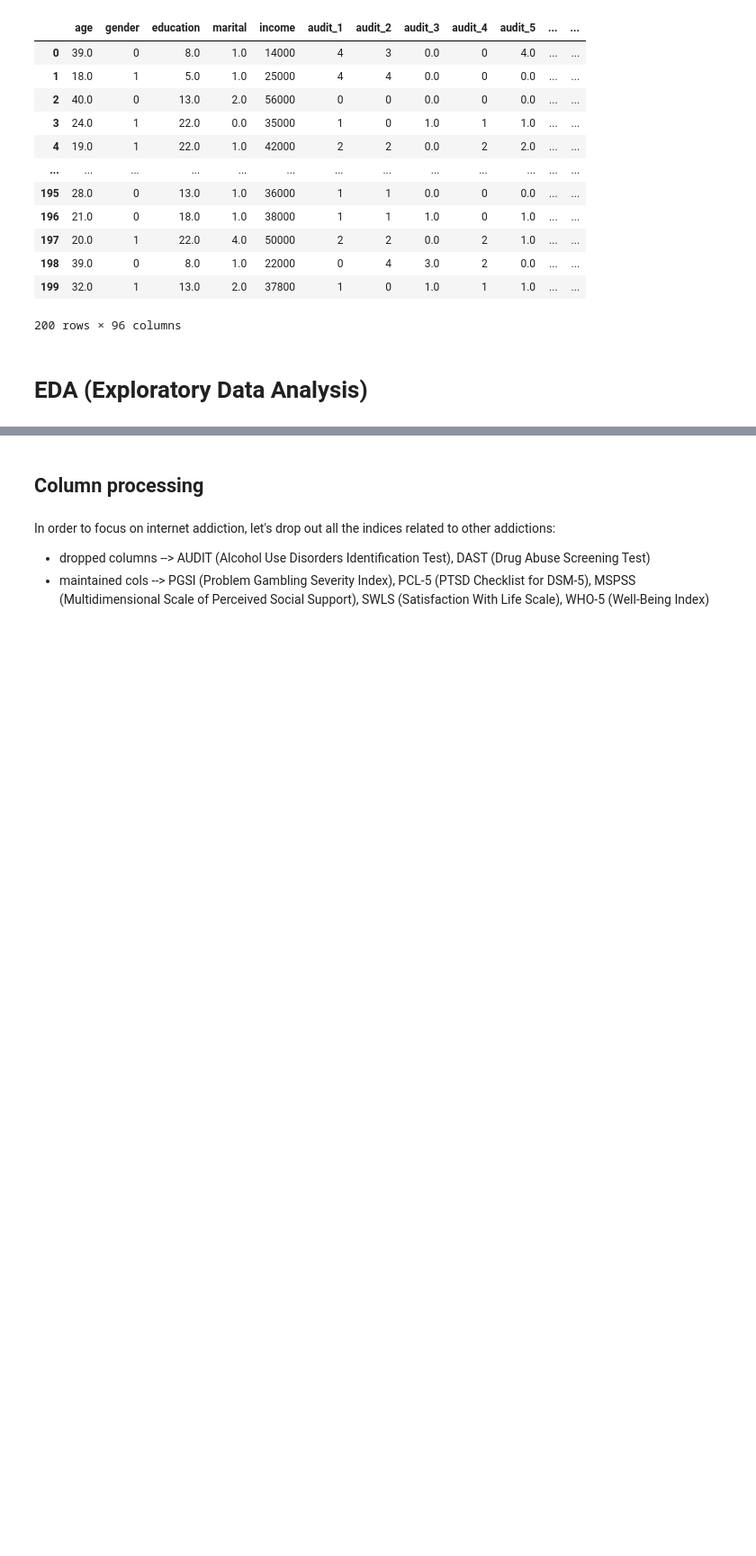
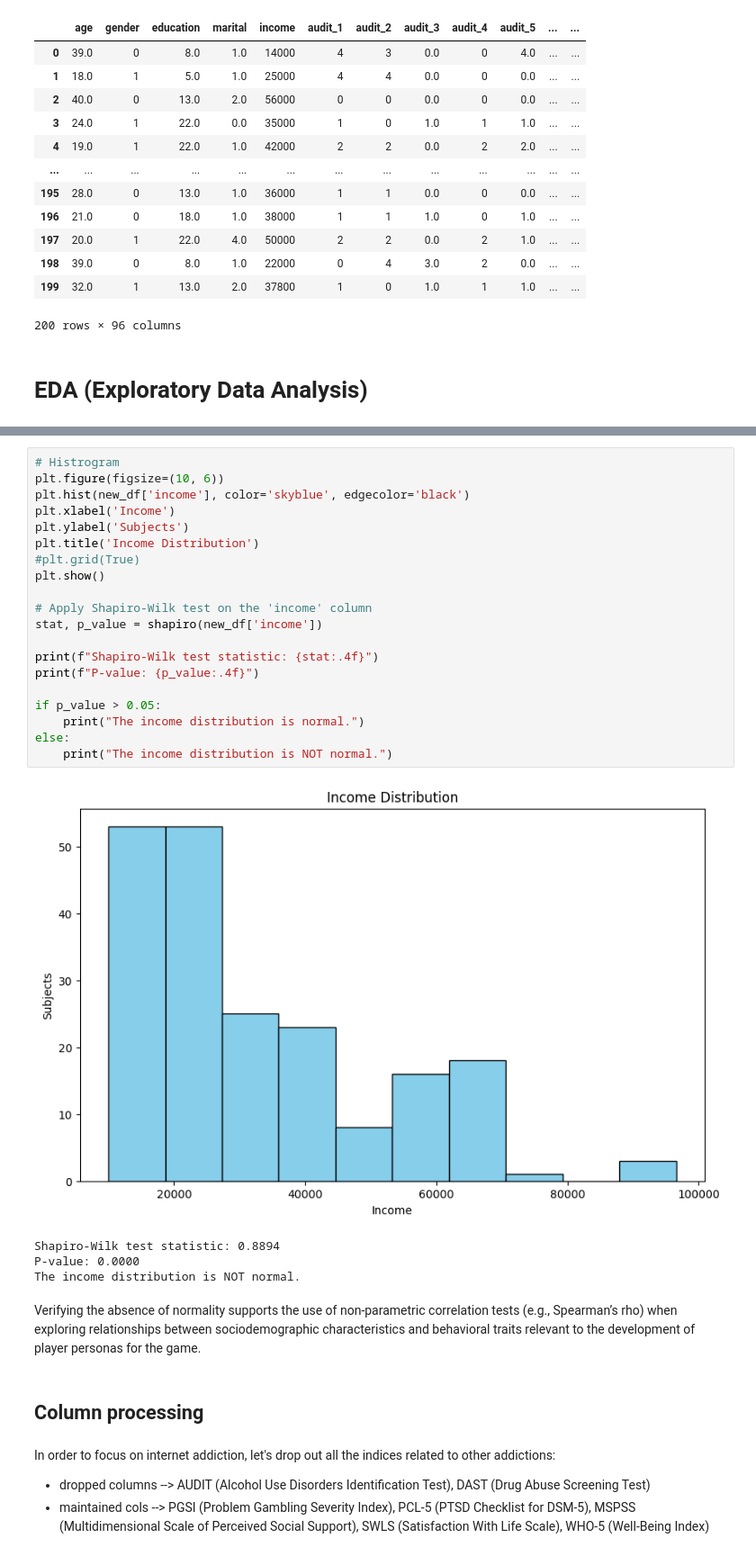
Before and after one commit to francescaius/ehealth2025_gruppo12, a Jupyter notebook: eHealthProject_20252026/dataset_analysis copy.ipynb, the cells around one changed output, grey strips where cells are left out. Shown at 90% size. Drawn from its saved outputs; the diff is of its cells as text; blank space fills up the shorter version.

Commit message:
aggiunto verifica normalità dei primi istogrammi

```diff
--- a/eHealthProject_20252026/dataset_analysis copy.ipynb
+++ b/eHealthProject_20252026/dataset_analysis copy.ipynb
@@ -341,3 +399,30 @@ plt.show()
+# %%
+# Histrogram
+plt.figure(figsize=(10, 6))
+plt.hist(new_df['income'], color='skyblue', edgecolor='black')
+plt.xlabel('Income')
+plt.ylabel('Subjects')
+plt.title('Income Distribution')
+#plt.grid(True)
+plt.show()
+
+# Apply Shapiro-Wilk test on the 'income' column
+stat, p_value = shapiro(new_df['income'])
+
+print(f"Shapiro-Wilk test statistic: {stat:.4f}")
+print(f"P-value: {p_value:.4f}")
+
+if p_value > 0.05:
+    print("The income distribution is normal.")
+else:
+    print("The income distribution is NOT normal.")
+# %% [output]
+[figure, added]
+Shapiro-Wilk test statistic: 0.8894
+P-value: 0.0000
+The income distribution is NOT normal.
+# %% [markdown]
+Verifying the absence of normality supports the use of non-parametric correlation tests (e.g., Spearman’s rho) when exploring relationships between sociodemographic characteristics and behavioral traits relevant to the development of player personas for the game.
 # %% [markdown]
 ## Column processing
 # %% [markdown]
```
Also changed, not shown: parts of 7 cells of this notebook.
